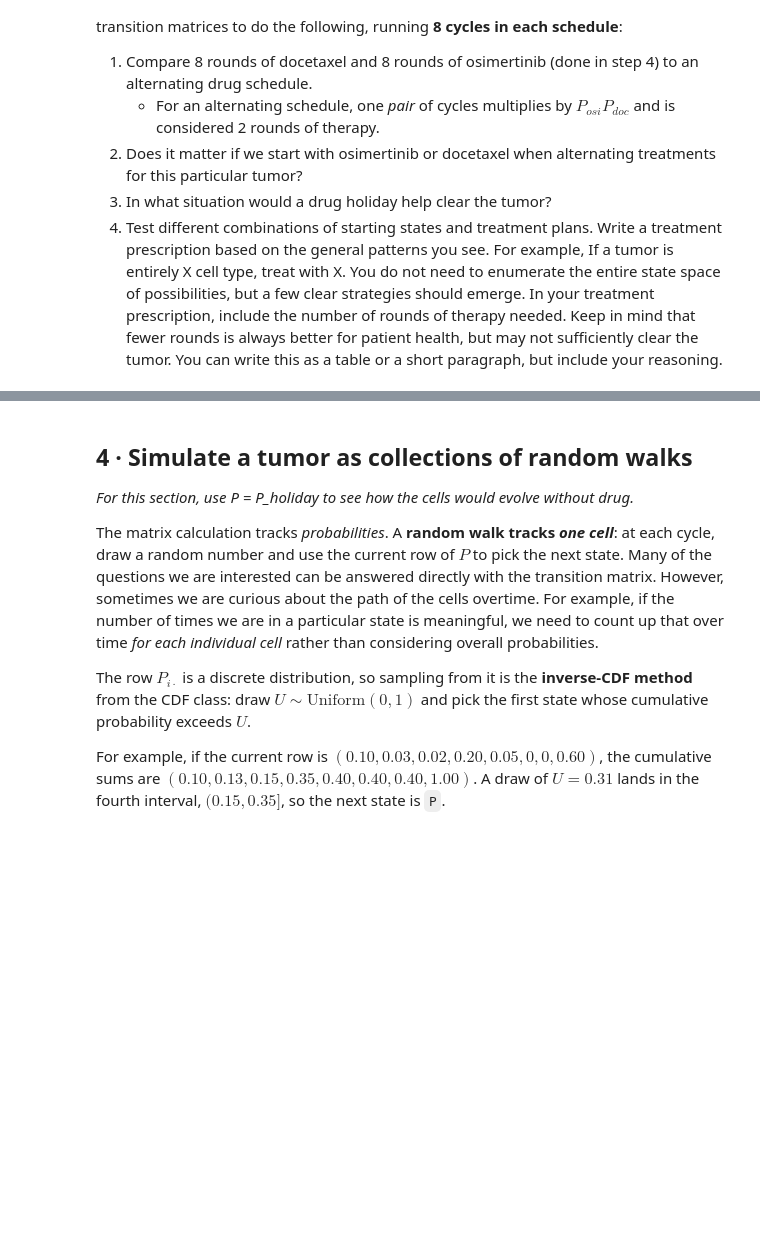
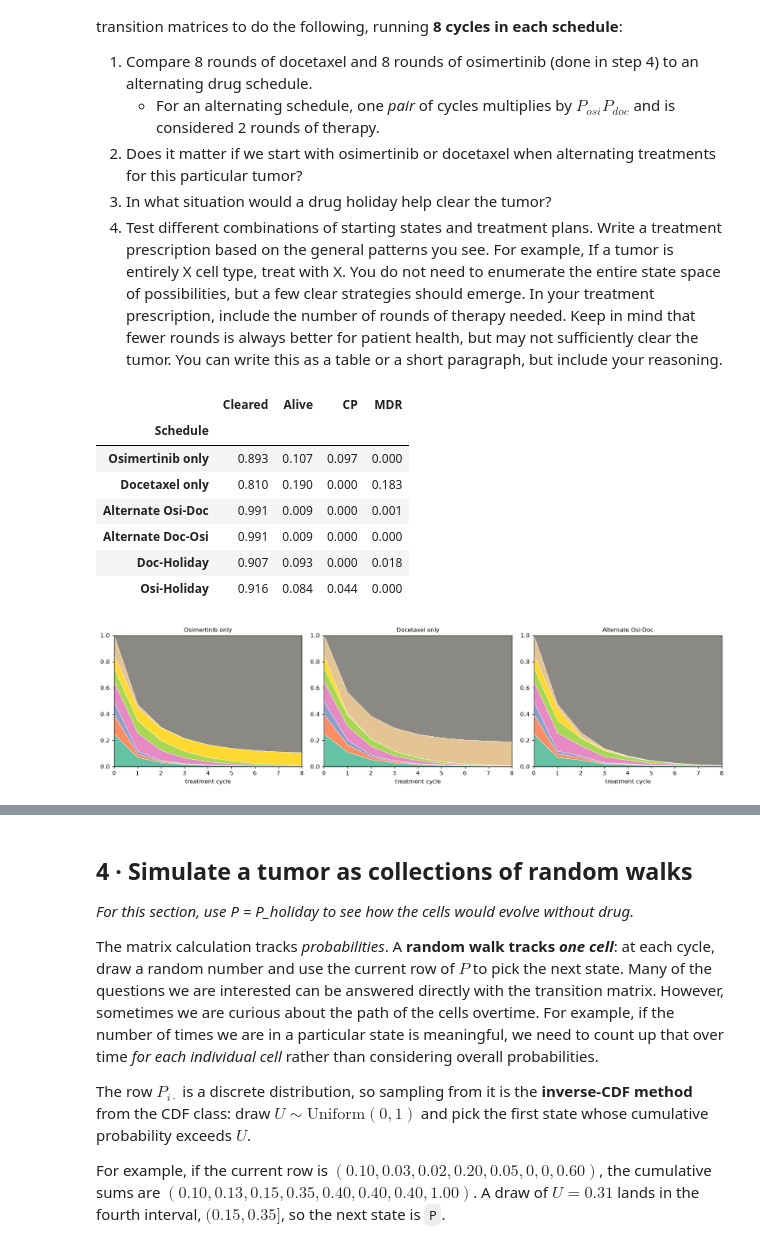
Before and after one commit to ciarrabarn/uu_markov, a Jupyter notebook: lab_2/Lab09_markov_chain_cells.ipynb, the cells around one changed output, grey strips where cells are left out. Drawn from its saved outputs; the diff is of its cells as text; code cells hidden in the pictures; blank space fills up the shorter version.

```diff
--- a/lab_2/Lab09_markov_chain_cells.ipynb
+++ b/lab_2/Lab09_markov_chain_cells.ipynb
@@ -323,5 +463,47 @@ We can answer a LOT of questions about what treatment strategy is best, just bas
 3.  In what situation would a drug holiday help clear the tumor?
 4. Test different combinations of starting states and treatment plans. Write a treatment prescription based on the general patterns you see. For example, If a tumor is entirely X cell type, treat with X. You do not need to enumerate the entire state space of possibilities, but a few clear strategies should emerge. In your treatment prescription, include the number of rounds of therapy needed. Keep in mind that fewer rounds is always better for patient health, but may not sufficiently clear the tumor. You can write this as a table or a short paragraph, but include your reasoning.
 # %%
-## Add code here
+
+matrices = {"osi": P_hat.to_numpy(),"doc": P_doc,"holiday": P_holiday}
+
+def run_schedule(start, schedule):
+    traj = [np.array(start, dtype=float)]
+
+    for drug in schedule:
+        traj.append(traj[-1] @ matrices[drug])
+
+    return np.array(traj)
+
+schedules = {"Osimertinib only": ["osi"] * 8,"Docetaxel only": ["doc"] * 8,"Alternate Osi-Doc": ["osi", "doc"] * 4,"Alternate Doc-Osi": ["doc", "osi"] * 4,"Doc-Holiday": ["doc", "holiday"] * 4,"Osi-Holiday": ["osi", "holiday"] * 4}
+
+results = []
+
+for name, schedule in schedules.items():
+    traj = run_schedule(pi_mix, schedule)
+
+    results.append({"Schedule": name,"Cleared": traj[-1, -1],"Alive": 1 - traj[-1, -1],"CP": traj[-1, OUTCOMES.index("CP")],"MDR": traj[-1, OUTCOMES.index("MDR")]})
+
+comparison = pd.DataFrame(results).set_index("Schedule")
+display(comparison.round(3))
+
+fig, axes = plt.subplots(1, 3, figsize=(15, 4))
+
+selected = ["Osimertinib only","Docetaxel only","Alternate Osi-Doc"]
+
+for ax, name in zip(axes, selected):
+    traj = run_schedule(pi_mix, schedules[name])
+    plot_trajectory(traj, ax, name)
+
+plt.tight_layout()
+plt.show()
+# %% [output]
+|  | Cleared | Alive | CP | MDR |
+| Schedule |  |  |  |  |
+| Osimertinib only | 0.893 | 0.107 | 0.097 | 0.000 |
+| Docetaxel only | 0.810 | 0.190 | 0.000 | 0.183 |
+| Alternate Osi-Doc | 0.991 | 0.009 | 0.000 | 0.001 |
+| Alternate Doc-Osi | 0.991 | 0.009 | 0.000 | 0.000 |
+| Doc-Holiday | 0.907 | 0.093 | 0.000 | 0.018 |
+| Osi-Holiday | 0.916 | 0.084 | 0.044 | 0.000 |
+[figure, added]
 # %% [markdown]
```
Also changed, not shown: parts of 28 cells of this notebook.
